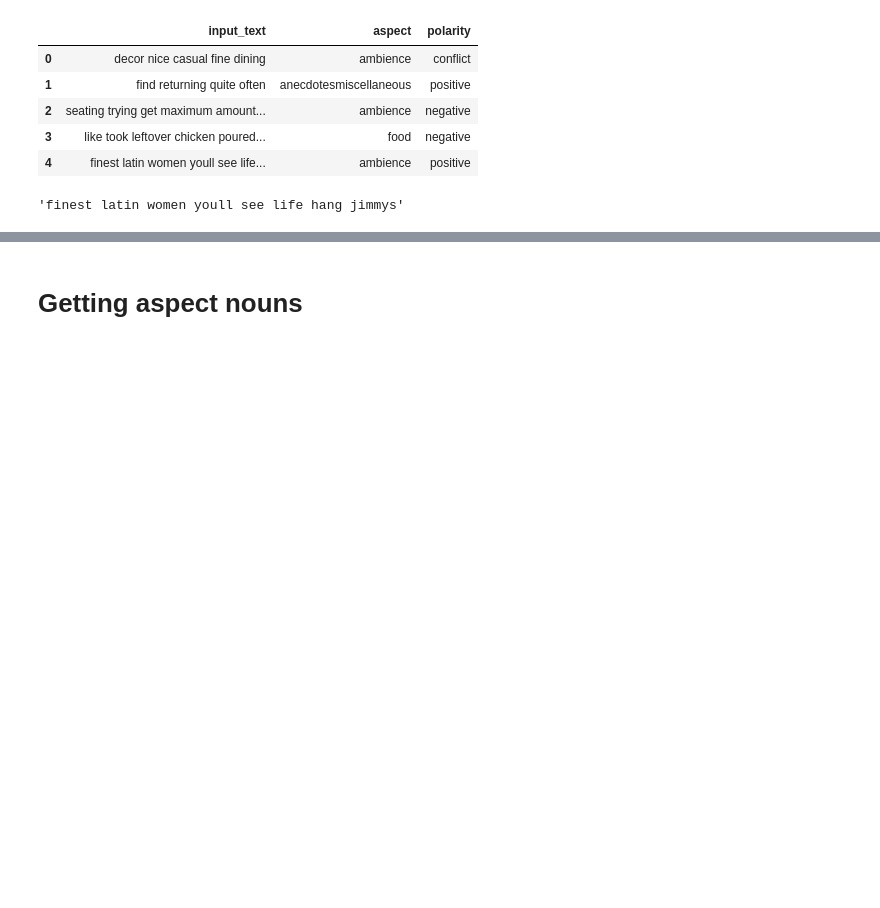
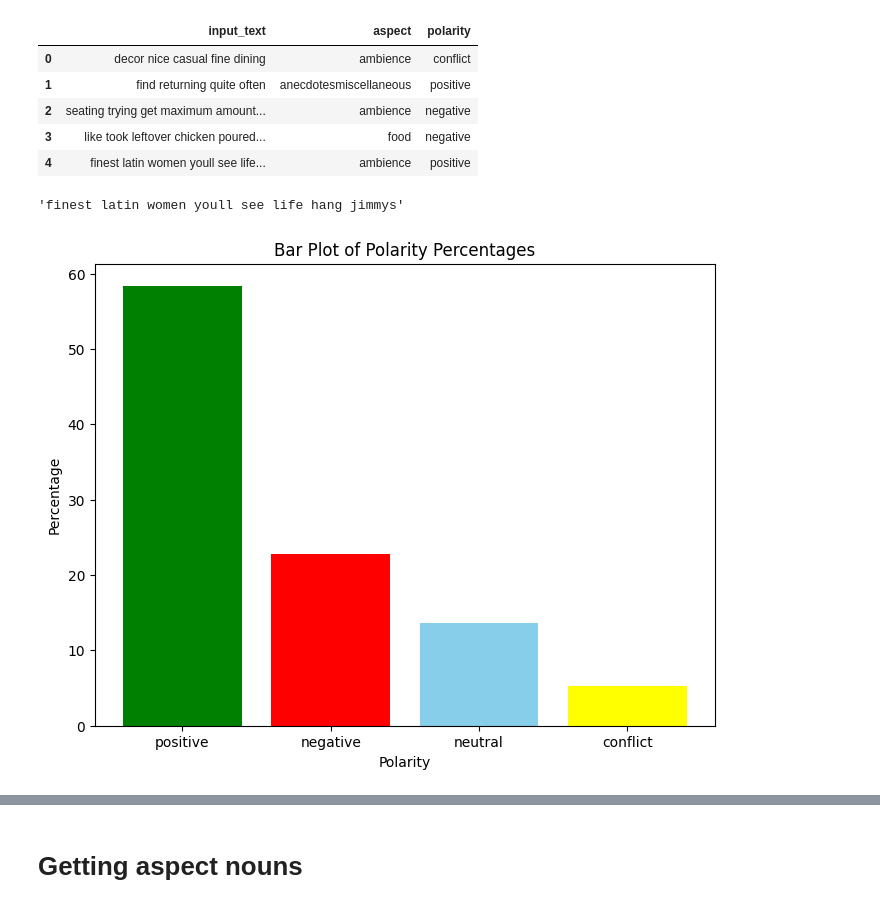
Before and after one commit to rammanoj/NLPProj, a Jupyter notebook: NLPFinalProject.ipynb, the cells around one changed output, grey strips where cells are left out. Saved outputs shown, nothing was run; the diff lists cells and outputs as text; code cells hidden in the pictures; blank space fills up the shorter version.

```diff
--- a/NLPFinalProject.ipynb
+++ b/NLPFinalProject.ipynb
@@ -175,3 +176,17 @@ df.head()
 df['input_text'][4]
 # %% [output]
 'finest latin women youll see life hang jimmys'
+# %%
+counts = df['polarity'].value_counts()
+total = counts.sum()
+percentages = (counts / total) * 100
+plt.figure(figsize=(8, 6))
+plt.bar(percentages.index, percentages.values, color=["g", "r", "skyblue", "yellow"])
+plt.xlabel('Polarity')
+plt.ylabel('Percentage')
+plt.title('Bar Plot of Polarity Percentages')
+
+# Display the plot
+plt.show()
+# %% [output]
+[figure, added]
```
Also changed, not shown: parts of 11 cells of this notebook, 2 other files.
